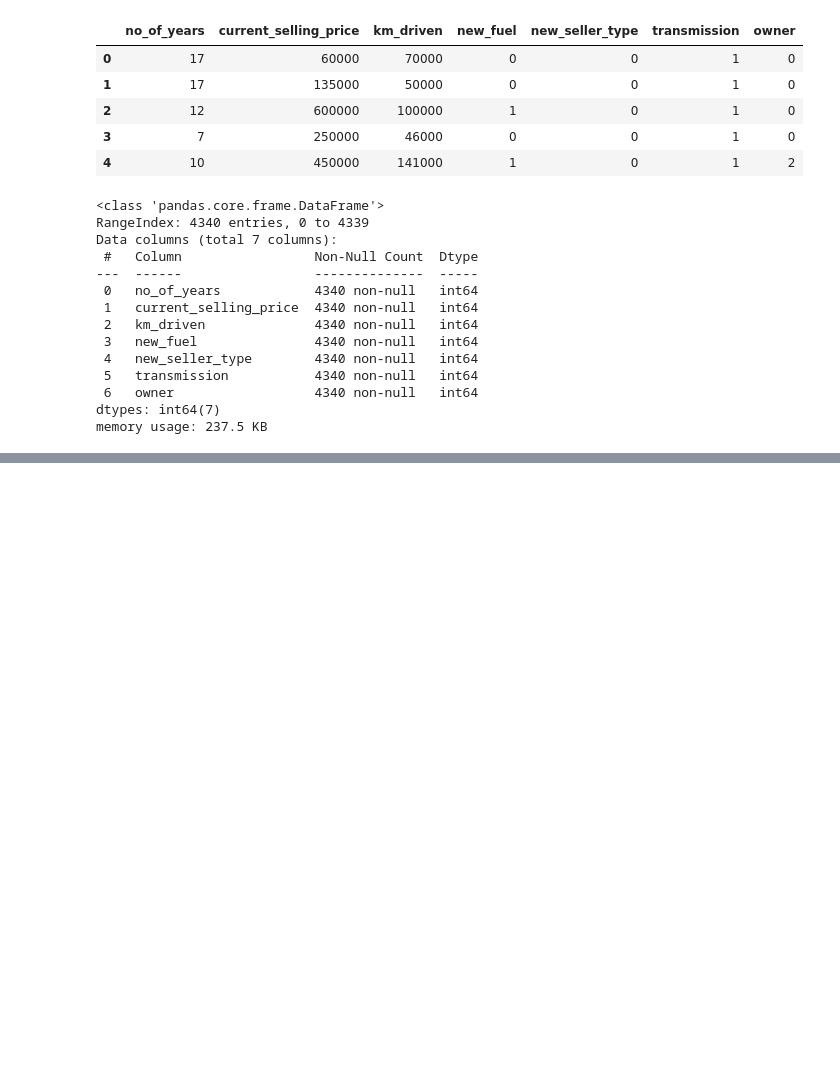
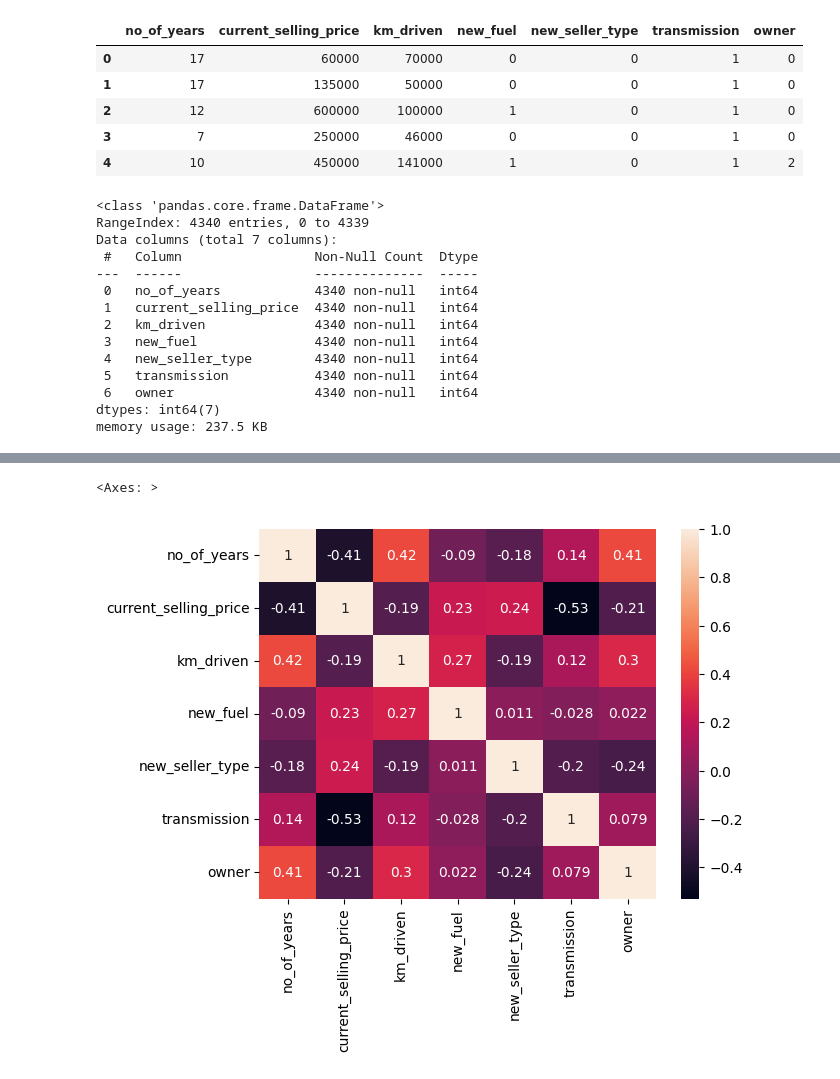
Before and after one commit to sujataprasad01/ML-Price-Prediction-of-Used-Cars-Decision-Tree-, a Jupyter notebook: Decision_Tree_Regression_(Price_Prediction_of_Used_Cars).ipynb, the cells around one changed output, grey strips where cells are left out. Cells and saved outputs as stored; diff of their text form; code cells hidden in the pictures; blank space fills up the shorter version.

```diff
--- a/Decision_Tree_Regression_(Price_Prediction_of_Used_Cars).ipynb
+++ b/Decision_Tree_Regression_(Price_Prediction_of_Used_Cars).ipynb
@@ -547,3 +547,8 @@ newdf.corr()
 | new_seller_type | -0.182458 | 0.240666 | -0.187131 | 0.011358 | 1.000000 | -0.200191 | -0.238281 |
 | transmission | 0.143800 | -0.530205 | 0.120226 | -0.027507 | -0.200191 | 1.000000 | 0.078893 |
 | owner | 0.414705 | -0.207840 | 0.297115 | 0.021907 | -0.238281 | 0.078893 | 1.000000 |
+# %%
+sns.heatmap(newdf.corr(), annot=True)
+# %% [output]
+<Axes: >
+[figure, added]
```
Also changed, not shown: parts of 3 cells of this notebook.
